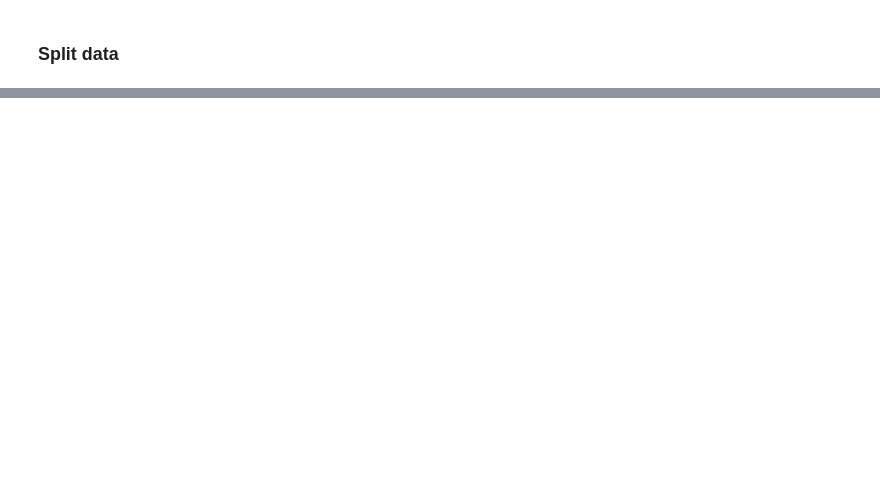
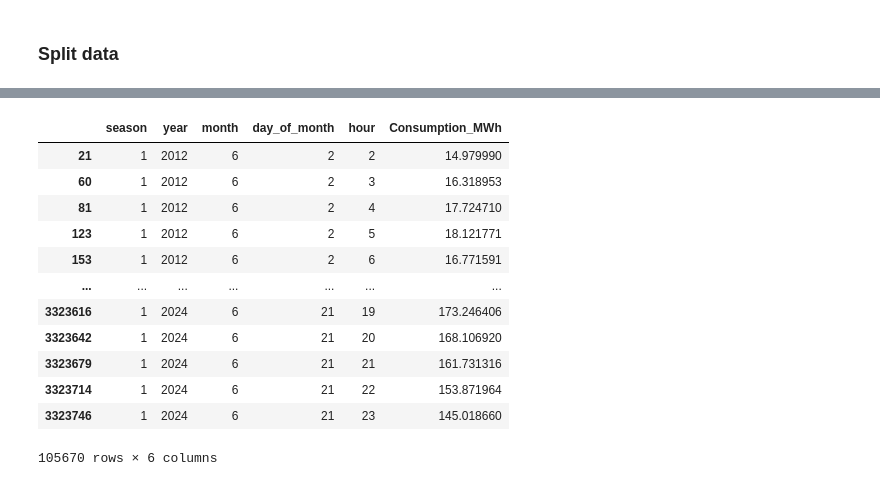
Before and after one commit to HaKietHung2905/ElectroMiningAndPredictionSys, a Jupyter notebook: Model/LSTM_model.ipynb, the cells around one changed output, grey strips where cells are left out. Drawn from its saved outputs; the diff is of its cells as text; code cells hidden in the pictures; blank space fills up the shorter version.

```diff
--- a/Model/LSTM_model.ipynb
+++ b/Model/LSTM_model.ipynb
@@ -115,0 +229,16 @@ def create_sequences(df, seq_length):
+# %%
+df_corr[['season', 'year', 'month', 'day_of_month', 'hour', 'Consumption_MWh']]
+# %% [output]
+|  | season | year | month | day_of_month | hour | Consumption_MWh |
+| 21 | 1 | 2012 | 6 | 2 | 2 | 14.979990 |
+| 60 | 1 | 2012 | 6 | 2 | 3 | 16.318953 |
+| 81 | 1 | 2012 | 6 | 2 | 4 | 17.724710 |
+| 123 | 1 | 2012 | 6 | 2 | 5 | 18.121771 |
+| 153 | 1 | 2012 | 6 | 2 | 6 | 16.771591 |
+| ... | ... | ... | ... | ... | ... | ... |
+| 3323616 | 1 | 2024 | 6 | 21 | 19 | 173.246406 |
+| 3323642 | 1 | 2024 | 6 | 21 | 20 | 168.106920 |
+| 3323679 | 1 | 2024 | 6 | 21 | 21 | 161.731316 |
+| 3323714 | 1 | 2024 | 6 | 21 | 22 | 153.871964 |
+| 3323746 | 1 | 2024 | 6 | 21 | 23 | 145.018660 |
+105670 rows × 6 columns
```
Also changed, not shown: parts of 19 cells of this notebook, 33 other files.
